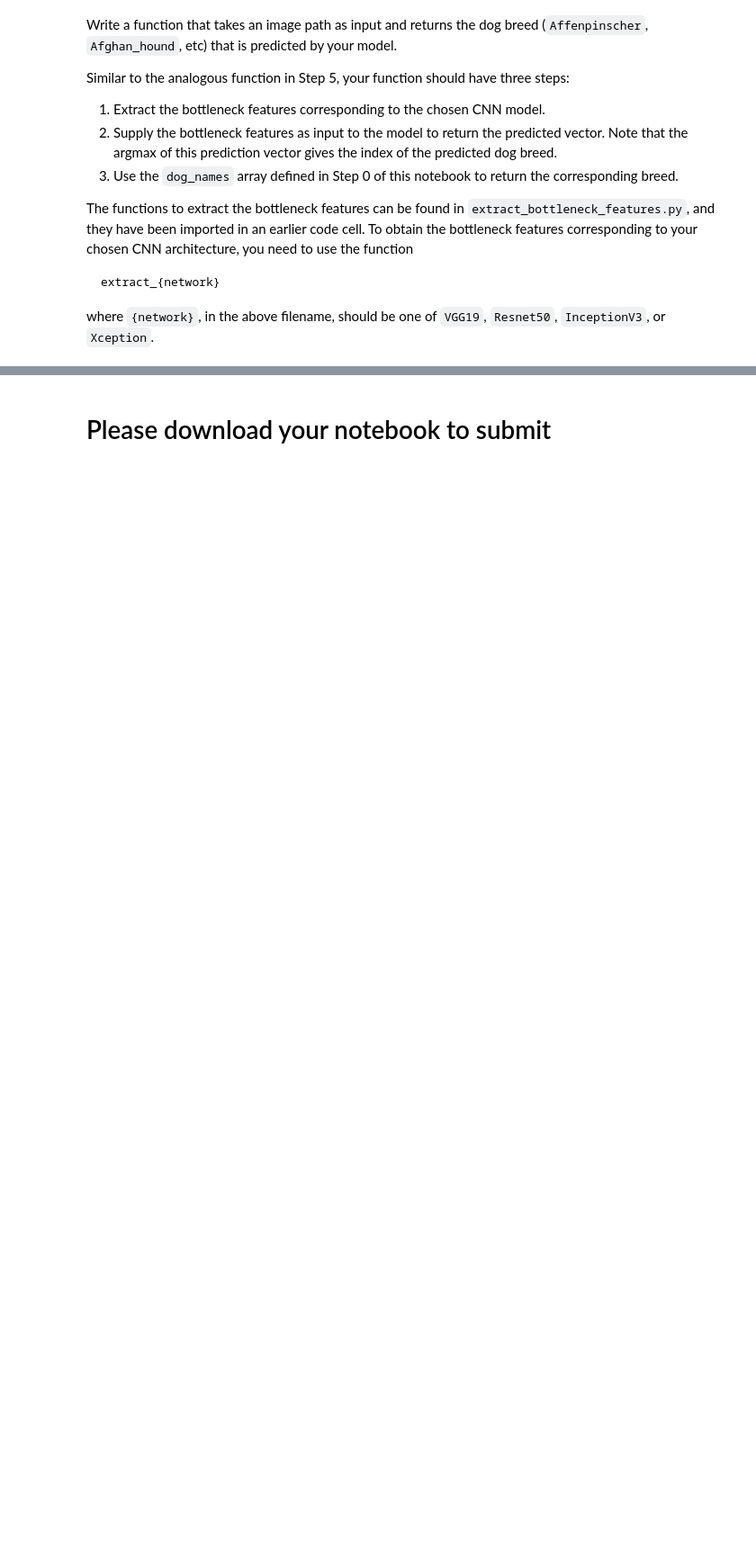
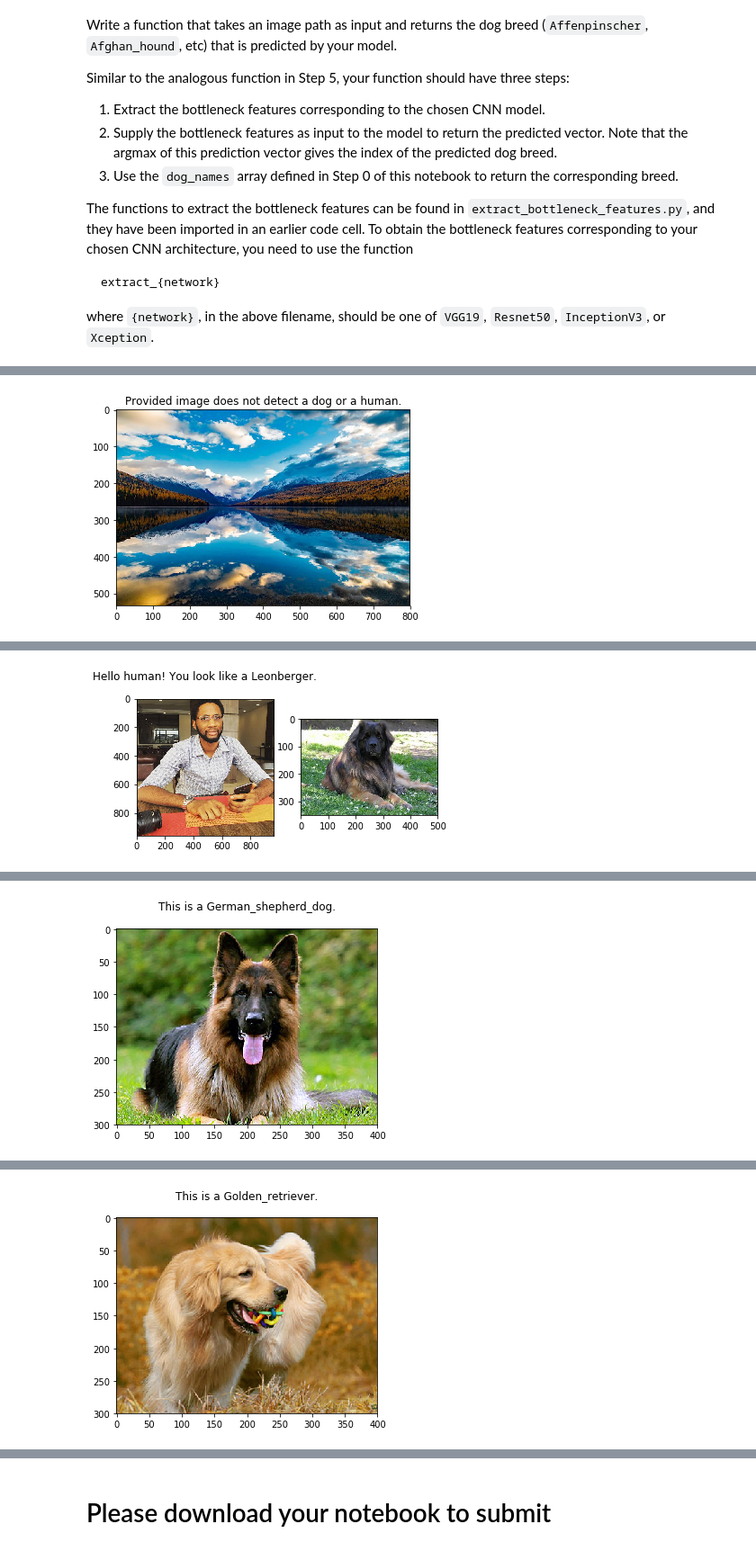
Before and after one commit to osaetinevbuoma/dog-breed-project, a Jupyter notebook: dog_app.ipynb, the cells around one changed output, grey strips where cells are left out. Shown at 90% size. Drawn from its saved outputs; the diff is of its cells as text; code cells hidden in the pictures; blank space fills up the shorter version.

```diff
--- a/dog_app.ipynb
+++ b/dog_app.ipynb
@@ -850,3 +947,33 @@ def detect_breed(img_path, InceptionV3_model):
+# %%
+#### Algorithm 2
+
+def predict_dog_breed(img):
+    # Extract bottleneck features and make prediction
+    tensor = path_to_tensor(img)
+    bottleneck_features = inceptionV3_features.predict(preprocess_input(tensor))
+    return dog_names[np.argmax(inceptionV3_model.predict(bottleneck_features))]
+
+def algorithm_2(img_files):
+
+    # Determine image type
+    for img in img_files:
+
+        start_time = datetime.now()
+
+        if dog_detector(img, inceptionV3) == True:
+            prediction = predict_dog_breed(img)
+            show_image(img, "This is a {}.\n".format(prediction[7:]))
+        elif face_detector(img) == True:
+            prediction = predict_dog_breed(img)
+            breed_img_path = "/data/dog_images/train/{}/".format(prediction[3:])
+            show_image(img, "Hello human! You look like a {}.\n".format(prediction[7:]), True, breed_img_path)
+        else:
+            show_image(img, "Provided image does not detect a dog or a human.")
+
+        end_time = datetime.now()
+
+        print('It took {} seconds to predict, detect and display image.\n'.format((end_time - start_time)
+                                                                                  .total_seconds()))
 # %% [markdown]
 ---
 <a id='step7'></a>
@@ -888,0 +1023,9 @@ Provided image does not detect a dog or a human.
+# %%
+# Algorithm 2
+
+# Load image files from folder
+img_files = np.array(sorted(glob("breed_testing_images/images/**")))
+
+algorithm_2(img_files)
+# %% [output]
+[figure, added]
@@ -888,0 +1033 @@ Provided image does not detect a dog or a human.
+[figure, added]
@@ -888,0 +1035 @@ Provided image does not detect a dog or a human.
+[figure, added]
@@ -888,0 +1037 @@ Provided image does not detect a dog or a human.
+[figure, added]
```
Also changed, not shown: parts of 28 cells of this notebook, 3 other files.
